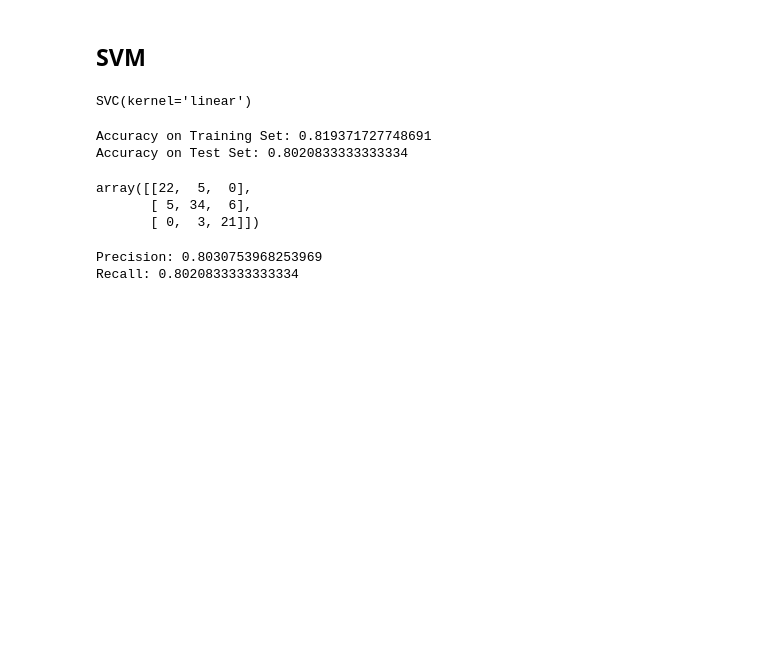
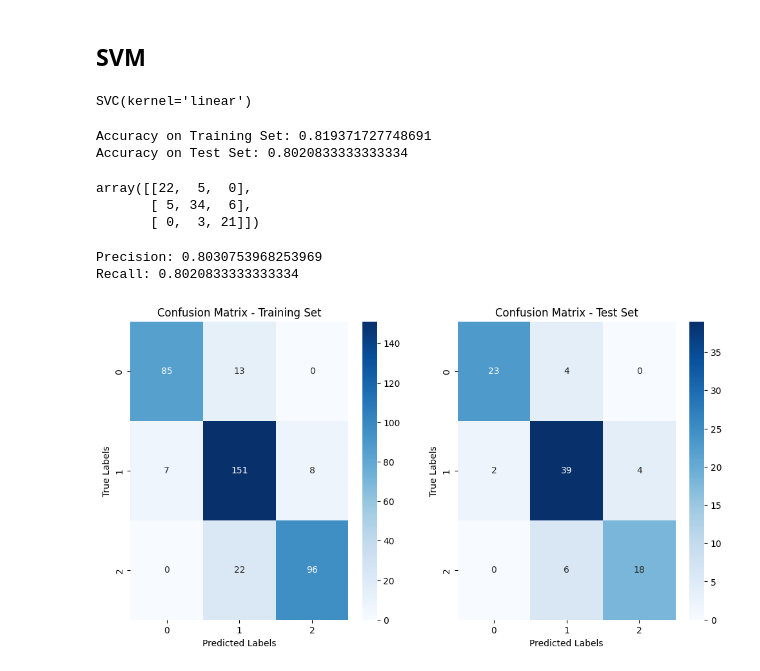
Before and after one commit to FaridRash/HW-SW-B, a Jupyter notebook: Notebooks/Farid/Without_overfitting_and_visualization.ipynb, the cells around one changed output. Drawn from its saved outputs; the diff is of its cells as text; code cells hidden in the pictures; blank space fills up the shorter version.

```diff
--- a/Notebooks/Farid/Without_overfitting_and_visualization.ipynb
+++ b/Notebooks/Farid/Without_overfitting_and_visualization.ipynb
@@ -598,6 +598,6 @@ Recall: 0.6666666666666666
 ## **Decision Tree**
 # %%
 from sklearn.tree import DecisionTreeClassifier
-dt = DecisionTreeClassifier(max_depth=10, min_samples_split=8, min_samples_leaf=4)
+dt = DecisionTreeClassifier(max_depth=5, min_samples_split=8, min_samples_leaf=4)
 dt.fit(x_train, y_train)
 # %% [output]
@@ -618,6 +618,6 @@ Accuracy on Test Set: 0.6770833333333334
 # %%
 from sklearn.ensemble import RandomForestClassifier
 
-rf = RandomForestClassifier(n_estimators=150, max_depth=5, min_samples_split=4, min_samples_leaf=3)
+rf = RandomForestClassifier(n_estimators=150, max_depth=5, min_samples_split=8, min_samples_leaf=4)
 rf.fit(x_train, y_train)
 # %% [output]
@@ -683,3 +683,27 @@ print("Recall:", r)
 # %% [output]
 Precision: 0.8030753968253969
 Recall: 0.8020833333333334
+# %%
+import matplotlib.pyplot as plt
+import seaborn as sns
+from sklearn.metrics import confusion_matrix
+
+# Assuming y_train and y_test are the true labels
+conf_matrix_train = confusion_matrix(y_train, y_pred_train_rf)
+conf_matrix_test = confusion_matrix(y_test, y_pred_test_rf)
+
+fig, ax = plt.subplots(1, 2, figsize=(12, 6))
+
+sns.heatmap(conf_matrix_train, annot=True, fmt='d', cmap='Blues', ax=ax[0])
+ax[0].set_title('Confusion Matrix - Training Set')
+ax[0].set_xlabel('Predicted Labels')
+ax[0].set_ylabel('True Labels')
+
+sns.heatmap(conf_matrix_test, annot=True, fmt='d', cmap='Blues', ax=ax[1])
+ax[1].set_title('Confusion Matrix - Test Set')
+ax[1].set_xlabel('Predicted Labels')
+ax[1].set_ylabel('True Labels')
+
+plt.show()
+# %% [output]
+[figure, added]
```
Also changed, not shown: parts of 6 cells of this notebook.
